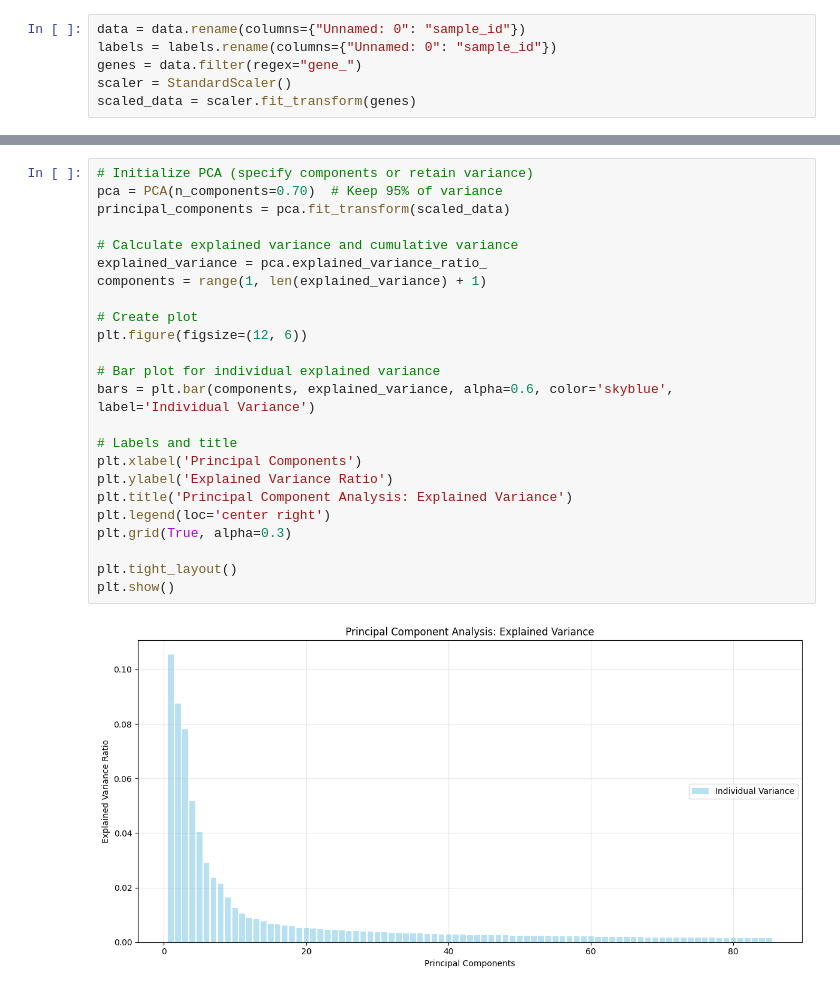
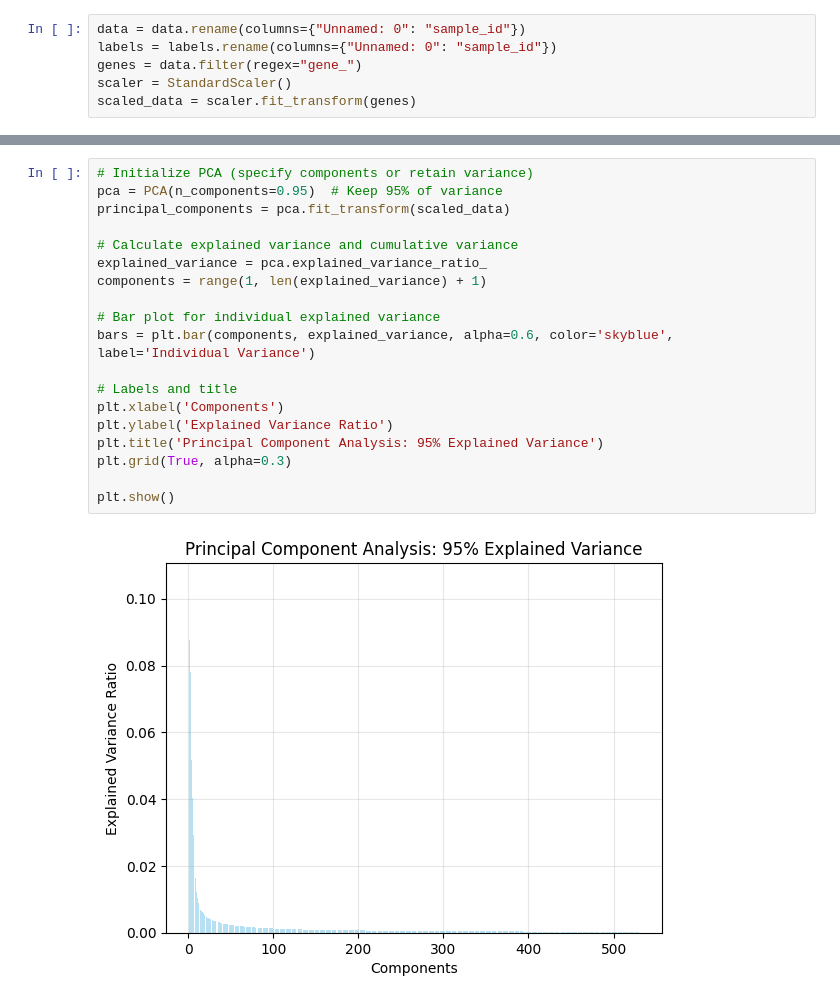
Before and after one commit to NicolasArVa/gene_expression_and_cancer, a Jupyter notebook: notebooks/gene_expression_PCA.ipynb, the cells around one changed output, grey strips where cells are left out. Drawn from its saved outputs; the diff is of its cells as text.

```diff
--- a/notebooks/gene_expression_PCA.ipynb
+++ b/notebooks/gene_expression_PCA.ipynb
@@ -16,26 +50,21 @@ scaled_data = scaler.fit_transform(genes)
 # %%
 # Initialize PCA (specify components or retain variance)
-pca = PCA(n_components=0.70)  # Keep 95% of variance
+pca = PCA(n_components=0.95)  # Keep 95% of variance
 principal_components = pca.fit_transform(scaled_data)
 
 # Calculate explained variance and cumulative variance
 explained_variance = pca.explained_variance_ratio_
 components = range(1, len(explained_variance) + 1)
 
-# Create plot
-plt.figure(figsize=(12, 6))
-
 # Bar plot for individual explained variance
 bars = plt.bar(components, explained_variance, alpha=0.6, color='skyblue', label='Individual Variance')
 
 # Labels and title
-plt.xlabel('Principal Components')
+plt.xlabel('Components')
 plt.ylabel('Explained Variance Ratio')
-plt.title('Principal Component Analysis: Explained Variance')
-plt.legend(loc='center right')
+plt.title('Principal Component Analysis: 95% Explained Variance')
 plt.grid(True, alpha=0.3)
 
-plt.tight_layout()
 plt.show()
 # %% [output]
-[figure, old version]
+[figure, new version]
```
Also changed, not shown: parts of 7 cells of this notebook.
